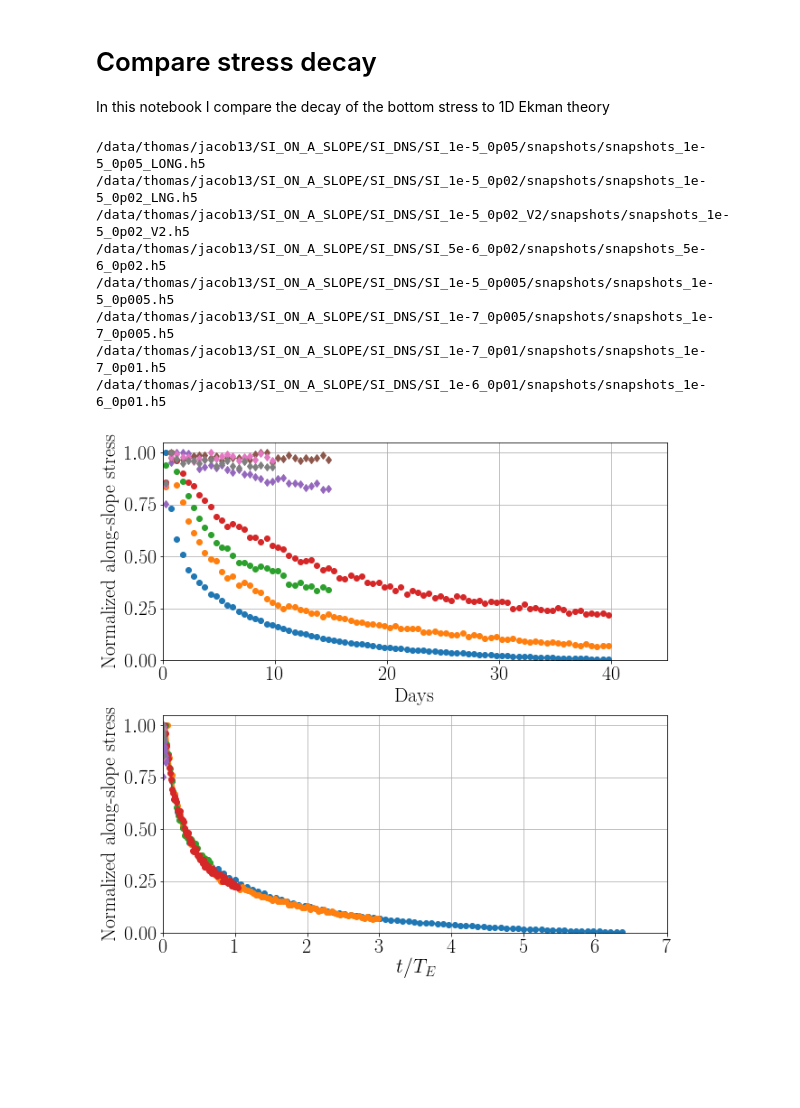
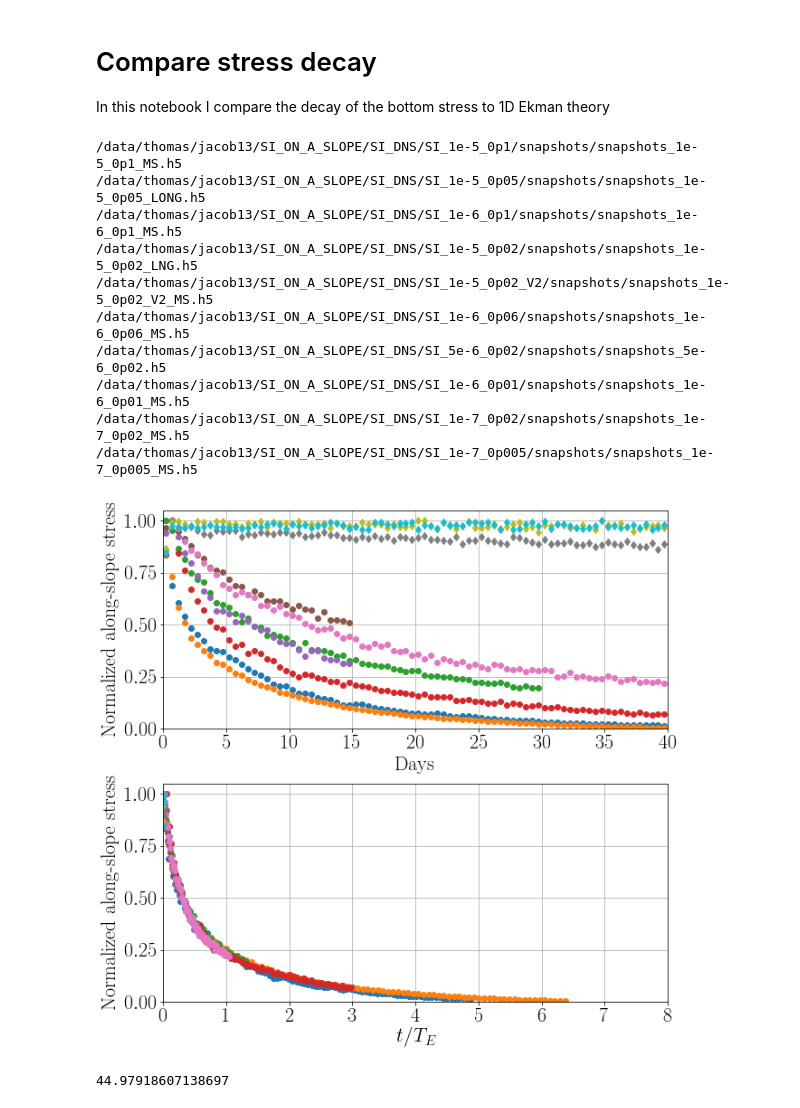
Before and after one commit to wenegrat/SI_ON_A_SLOPE, a Jupyter notebook: BottomStressDecay.ipynb, the cells around one changed output. Drawn from its saved outputs; the diff is of its cells as text; code cells hidden in the pictures; blank space fills up the shorter version.

```diff
--- a/BottomStressDecay.ipynb
+++ b/BottomStressDecay.ipynb
@@ -25,21 +25,16 @@ plt.rcParams['mathtext.fontset'] = 'stix'
 plt.rcParams['font.family'] = 'STIXGeneral'
 # %%
 files = [
- #        '/data/thomas/jacob13/SI_ON_A_SLOPE/SI_DNS/SI_1e-5_0p02/snapshots/snapshots_1e-5_0p02_LOWV.h5',
+         '/data/thomas/jacob13/SI_ON_A_SLOPE/SI_DNS/SI_1e-5_0p1/snapshots/snapshots_1e-5_0p1_MS.h5',
          '/data/thomas/jacob13/SI_ON_A_SLOPE/SI_DNS/SI_1e-5_0p05/snapshots/snapshots_1e-5_0p05_LONG.h5',
+         '/data/thomas/jacob13/SI_ON_A_SLOPE/SI_DNS/SI_1e-6_0p1/snapshots/snapshots_1e-6_0p1_MS.h5',
          '/data/thomas/jacob13/SI_ON_A_SLOPE/SI_DNS/SI_1e-5_0p02/snapshots/snapshots_1e-5_0p02_LNG.h5',
-         '/data/thomas/jacob13/SI_ON_A_SLOPE/SI_DNS/SI_1e-5_0p02_V2/snapshots/snapshots_1e-5_0p02_V2.h5',
-
-#            '/data/thomas/jacob13/SI_ON_A_SLOPE/SI_DNS/SI_1e-5_0p0225/snapshots/snapshots_1e-5_0p0225.h5',
-            '/data/thomas/jacob13/SI_ON_A_SLOPE/SI_DNS/SI_5e-6_0p02/snapshots/snapshots_5e-6_0p02.h5',
-         '/data/thomas/jacob13/SI_ON_A_SLOPE/SI_DNS/SI_1e-5_0p005/snapshots/snapshots_1e-5_0p005.h5',
-#         '/data/thomas/jacob13/SI_ON_A_SLOPE/SI_DNS/SI_1e-5_0p02_V2/snapshots/snapshots_1e-5_0p02_V2.h5',
-#        '/data/thomas/jacob13/SI_ON_A_SLOPE/SI_DNS/SI_1e-5_0p02_V5/snapshots/snapshots_1e-5_0p02_V5.h5',
-
-         '/data/thomas/jacob13/SI_ON_A_SLOPE/SI_DNS/SI_1e-7_0p005/snapshots/snapshots_1e-7_0p005.h5',
-         '/data/thomas/jacob13/SI_ON_A_SLOPE/SI_DNS/SI_1e-7_0p01/snapshots/snapshots_1e-7_0p01.h5',
-         '/data/thomas/jacob13/SI_ON_A_SLOPE/SI_DNS/SI_1e-6_0p01/snapshots/snapshots_1e-6_0p01.h5',
-         #'/data/thomas/jacob13/SI_ON_A_SLOPE/SI_DNS/SI_1e-6_0p1/snapshots/snapshots_1e-6_0p1_orig.h5'
+         '/data/thomas/jacob13/SI_ON_A_SLOPE/SI_DNS/SI_1e-5_0p02_V2/snapshots/snapshots_1e-5_0p02_V2_MS.h5',
+         '/data/thomas/jacob13/SI_ON_A_SLOPE/SI_DNS/SI_1e-6_0p06/snapshots/snapshots_1e-6_0p06_MS.h5',
+         '/data/thomas/jacob13/SI_ON_A_SLOPE/SI_DNS/SI_5e-6_0p02/snapshots/snapshots_5e-6_0p02.h5',
+         '/data/thomas/jacob13/SI_ON_A_SLOPE/SI_DNS/SI_1e-6_0p01/snapshots/snapshots_1e-6_0p01_MS.h5',
+         '/data/thomas/jacob13/SI_ON_A_SLOPE/SI_DNS/SI_1e-7_0p02/snapshots/snapshots_1e-7_0p02_MS.h5',
+         '/data/thomas/jacob13/SI_ON_A_SLOPE/SI_DNS/SI_1e-7_0p005/snapshots/snapshots_1e-7_0p005_MS.h5',
         ]
 
 
@@ -71,14 +66,16 @@ for filename in files:
 
     f.close()
 # %% [output]
+/data/thomas/jacob13/SI_ON_A_SLOPE/SI_DNS/SI_1e-5_0p1/snapshots/snapshots_1e-5_0p1_MS.h5
 /data/thomas/jacob13/SI_ON_A_SLOPE/SI_DNS/SI_1e-5_0p05/snapshots/snapshots_1e-5_0p05_LONG.h5
+/data/thomas/jacob13/SI_ON_A_SLOPE/SI_DNS/SI_1e-6_0p1/snapshots/snapshots_1e-6_0p1_MS.h5
 /data/thomas/jacob13/SI_ON_A_SLOPE/SI_DNS/SI_1e-5_0p02/snapshots/snapshots_1e-5_0p02_LNG.h5
-/data/thomas/jacob13/SI_ON_A_SLOPE/SI_DNS/SI_1e-5_0p02_V2/snapshots/snapshots_1e-5_0p02_V2.h5
+/data/thomas/jacob13/SI_ON_A_SLOPE/SI_DNS/SI_1e-5_0p02_V2/snapshots/snapshots_1e-5_0p02_V2_MS.h5
+/data/thomas/jacob13/SI_ON_A_SLOPE/SI_DNS/SI_1e-6_0p06/snapshots/snapshots_1e-6_0p06_MS.h5
 /data/thomas/jacob13/SI_ON_A_SLOPE/SI_DNS/SI_5e-6_0p02/snapshots/snapshots_5e-6_0p02.h5
-/data/thomas/jacob13/SI_ON_A_SLOPE/SI_DNS/SI_1e-5_0p005/snapshots/snapshots_1e-5_0p005.h5
-/data/thomas/jacob13/SI_ON_A_SLOPE/SI_DNS/SI_1e-7_0p005/snapshots/snapshots_1e-7_0p005.h5
-/data/thomas/jacob13/SI_ON_A_SLOPE/SI_DNS/SI_1e-7_0p01/snapshots/snapshots_1e-7_0p01.h5
-/data/thomas/jacob13/SI_ON_A_SLOPE/SI_DNS/SI_1e-6_0p01/snapshots/snapshots_1e-6_0p01.h5
+/data/thomas/jacob13/SI_ON_A_SLOPE/SI_DNS/SI_1e-6_0p01/snapshots/snapshots_1e-6_0p01_MS.h5
+/data/thomas/jacob13/SI_ON_A_SLOPE/SI_DNS/SI_1e-7_0p02/snapshots/snapshots_1e-7_0p02_MS.h5
+/data/thomas/jacob13/SI_ON_A_SLOPE/SI_DNS/SI_1e-7_0p005/snapshots/snapshots_1e-7_0p005_MS.h5
 # %%
 # Plot stresses as function of dimensional time, with rolling average
 plt.rcParams['text.usetex'] = True
@@ -98,7 +95,7 @@ def moving_average(a, n=24) :
 nf = size(files)
 
 fig, ax = plt.subplots(2,1, figsize=(10,10))
-conv = 4 # run number where convection starts
+conv = 7 # run number where convection starts
 for i in range(0,nf):
     tauval = np.mean(np.abs(tauya[i][1:36]))
     tauval = np.max(np.abs(moving_average(tauya[i])))
@@ -111,39 +108,43 @@ for i in range(0,nf):
 ax[0].grid()
 ax[0].set_xlabel('Days')
 ax[0].set_ylabel('Normalized along-slope stress')
-ax[0].set_xlim(0, 45)
+ax[0].set_xlim(0, 40)
 ax[0].set_ylim(0, 1.05)
 for i in range(0,nf):
-    if i == 2:
+    if i == 4:
         Vi = 0.2
     else:
         Vi = 0.1
     tauval = np.mean(np.abs(tauya[i][1:36]))
     tauval = np.max(np.abs(moving_average(tauya[i])))
     #tauval = np.max(np.abs(tauya[i]))
     #tauval = 1035*1.5e-3*Vi**2
     if i < conv:
         Tscale = Vi**2*(1+S2a[i])**2/(2*Na[i]*S2a[i]**(3/2)*np.abs(tauval/1035))
         timend = timea[i]/Tscale
-        ax[1].plot(moving_average(timend), np.abs(moving_average(tauya[i]))/tauval, marker='o')
+        ax[1].plot(moving_average(timend), np.abs(moving_average(tauya[i]))/tauval, marker='o', linestyle='')
     else:
         Tscale = Vi**2*(1+S2a[i])**1/(2*Na[i]*S2a[i]**(3/2)*np.abs(tauval/1035))
         timend = timea[i]/Tscale
-        ax[1].plot(moving_average(timend), np.abs(moving_average(tauya[i]))/tauval, marker='d')
+        ax[1].plot(moving_average(timend), np.abs(moving_average(tauya[i]))/tauval, marker='d', linestyle='')
     #Tscale = (1+S2a[i])**2/(2*Na[i]*S2a[i]**(3/2)*2e-3)
 
 
 
 ax[1].grid()
 ax[1].set_xlabel('$t/T_E$')
 ax[1].set_ylabel('Normalized along-slope stress')
-ax[1].set_xlim(0, 7)
+ax[1].set_xlim(0, 8)
 ax[1].set_ylim(0, 1.05)
 #plt.tight_layout()
 plt.subplots_adjust(hspace=0.25)
 plt.savefig('./MSFigs/BottomStress.pdf', bbox_inches='tight')
 # %% [output]
-[figure, old version]
+[figure, new version]
+# %%
+timea[3][-1]/86400
+# %% [output]
+44.97918607138697
 # %%
 # Plot stresses as function of dimensional time
 plt.rcParams['text.usetex'] = True
```
Also changed, not shown: parts of 10 cells of this notebook, 2 other files.
